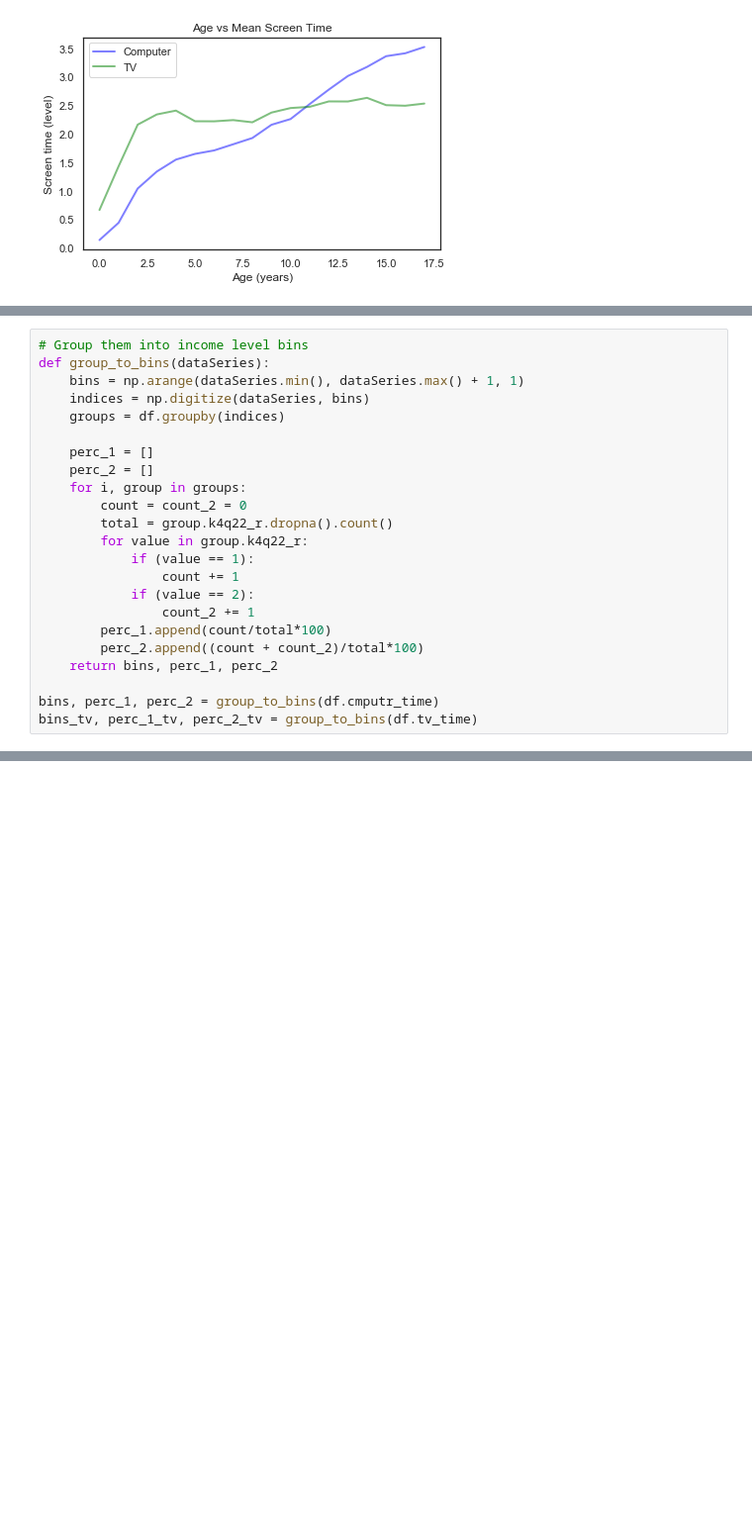
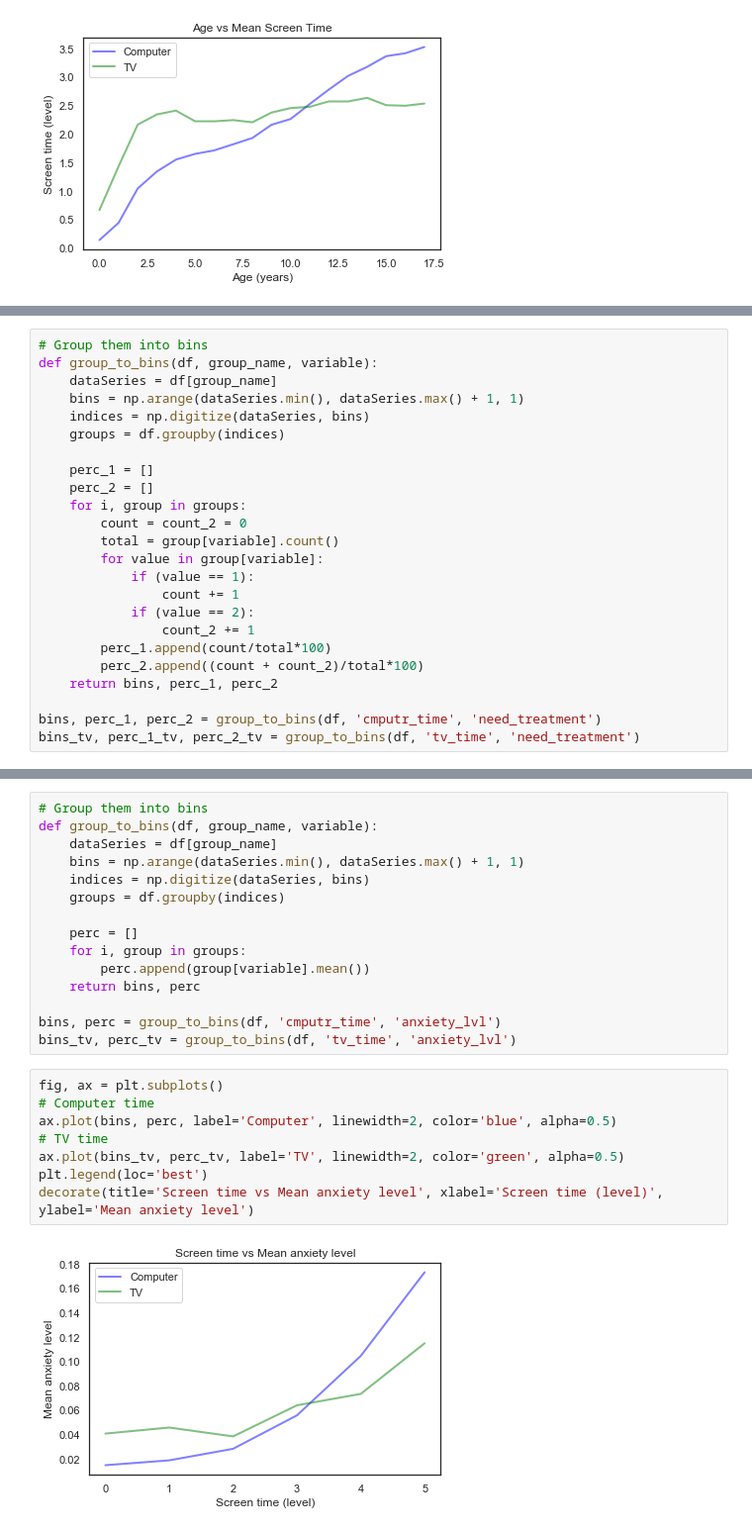
Before and after one commit to minhkhang1795/ThinkStats2, a Jupyter notebook: project1/project1explore.ipynb, the cells around one changed output, grey strips where cells are left out. Shown at 99% size. Saved outputs shown, nothing was run; the diff lists cells and outputs as text; blank space fills up the shorter version.

```diff
--- a/project1/project1explore.ipynb
+++ b/project1/project1explore.ipynb
@@ -91,6 +233,7 @@ decorate(title='Age vs Mean Screen Time', xlabel='Age (years)', ylabel='Screen t
 # %%
-# Group them into income level bins
-def group_to_bins(dataSeries):
+# Group them into bins
+def group_to_bins(df, group_name, variable):
+    dataSeries = df[group_name]
     bins = np.arange(dataSeries.min(), dataSeries.max() + 1, 1)
     indices = np.digitize(dataSeries, bins)
     groups = df.groupby(indices)
@@ -99,8 +242,8 @@ def group_to_bins(dataSeries):
     perc_2 = []
     for i, group in groups:
         count = count_2 = 0
-        total = group.k4q22_r.dropna().count()
-        for value in group.k4q22_r:
+        total = group[variable].count()
+        for value in group[variable]:
             if (value == 1):
                 count += 1
             if (value == 2):
@@ -109,8 +252,8 @@ def group_to_bins(dataSeries):
         perc_2.append((count + count_2)/total*100)
     return bins, perc_1, perc_2
 
-bins, perc_1, perc_2 = group_to_bins(df.cmputr_time)
-bins_tv, perc_1_tv, perc_2_tv = group_to_bins(df.tv_time)
+bins, perc_1, perc_2 = group_to_bins(df, 'cmputr_time', 'need_treatment')
+bins_tv, perc_1_tv, perc_2_tv = group_to_bins(df, 'tv_time', 'need_treatment')
 # %%
 fig, ax = plt.subplots()
 # Computer time
@@ -127,0 +275,25 @@ decorate(title='screen time vs % of kids need mental care', xlabel='Screen time
+# %%
+# Group them into bins
+def group_to_bins(df, group_name, variable):
+    dataSeries = df[group_name]
+    bins = np.arange(dataSeries.min(), dataSeries.max() + 1, 1)
+    indices = np.digitize(dataSeries, bins)
+    groups = df.groupby(indices)
+
+    perc = []
+    for i, group in groups:
+        perc.append(group[variable].mean())
+    return bins, perc
+
+bins, perc = group_to_bins(df, 'cmputr_time', 'anxiety_lvl')
+bins_tv, perc_tv = group_to_bins(df, 'tv_time', 'anxiety_lvl')
+# %%
+fig, ax = plt.subplots()
+# Computer time
+ax.plot(bins, perc, label='Computer', linewidth=2, color='blue', alpha=0.5)
+# TV time
+ax.plot(bins_tv, perc_tv, label='TV', linewidth=2, color='green', alpha=0.5)
+plt.legend(loc='best')
+decorate(title='Screen time vs Mean anxiety level', xlabel='Screen time (level)', ylabel='Mean anxiety level')
+# %% [output]
+[figure, added]
```
Also changed, not shown: parts of 36 cells of this notebook.
